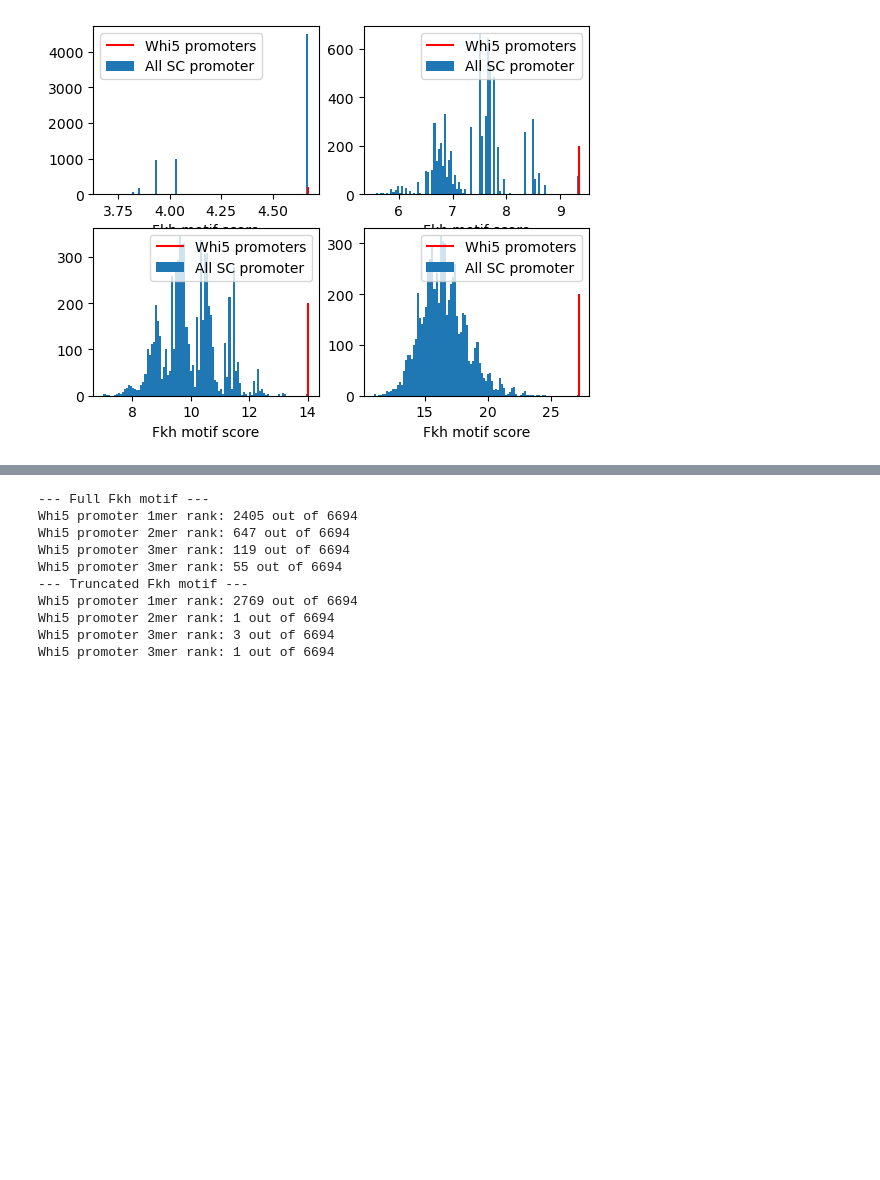
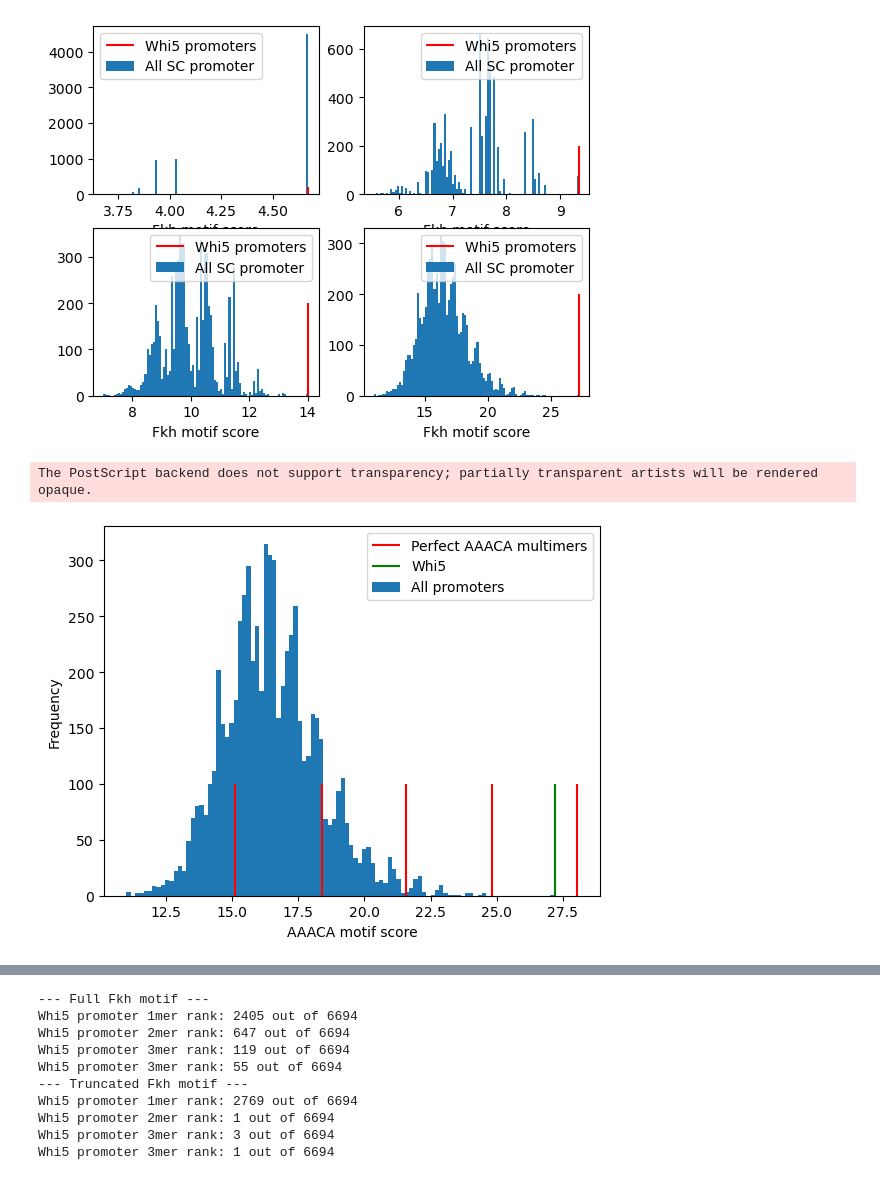
Before and after one commit to skotheimlab/fkh_concatemer_analysis, a Jupyter notebook: fkh_binding_site_on_scg.ipynb, the cells around one changed output, grey strips where cells are left out. Cells and saved outputs as stored; diff of their text form; code cells hidden in the pictures; blank space fills up the shorter version.

```diff
--- a/fkh_binding_site_on_scg.ipynb
+++ b/fkh_binding_site_on_scg.ipynb
@@ -195,0 +241,12 @@ The PostScript backend does not support transparency; partially transparent arti
+# %%
+plt.hist(df_trunc_6mer['Max'],100)
+plt.vlines(synthetic_scores.mean(),ymin=0,ymax=100,color='red')
+plt.vlines(df_trunc_6mer.loc['YOR083W','Max'],ymin=0,ymax=100,color='green')
+plt.legend(['Perfect AAACA multimers','Whi5','All promoters',])
+plt.xlabel('AAACA motif score')
+plt.ylabel('Frequency')
+
+plt.savefig(path.join(dirname,'truncated_fkh_nmer_scores_calibrated.eps'),format='eps')
+# %% [output]
+The PostScript backend does not support transparency; partially transparent artists will be rendered opaque.
+[figure, added]
```
Also changed, not shown: parts of 13 cells of this notebook, 1 other file.
